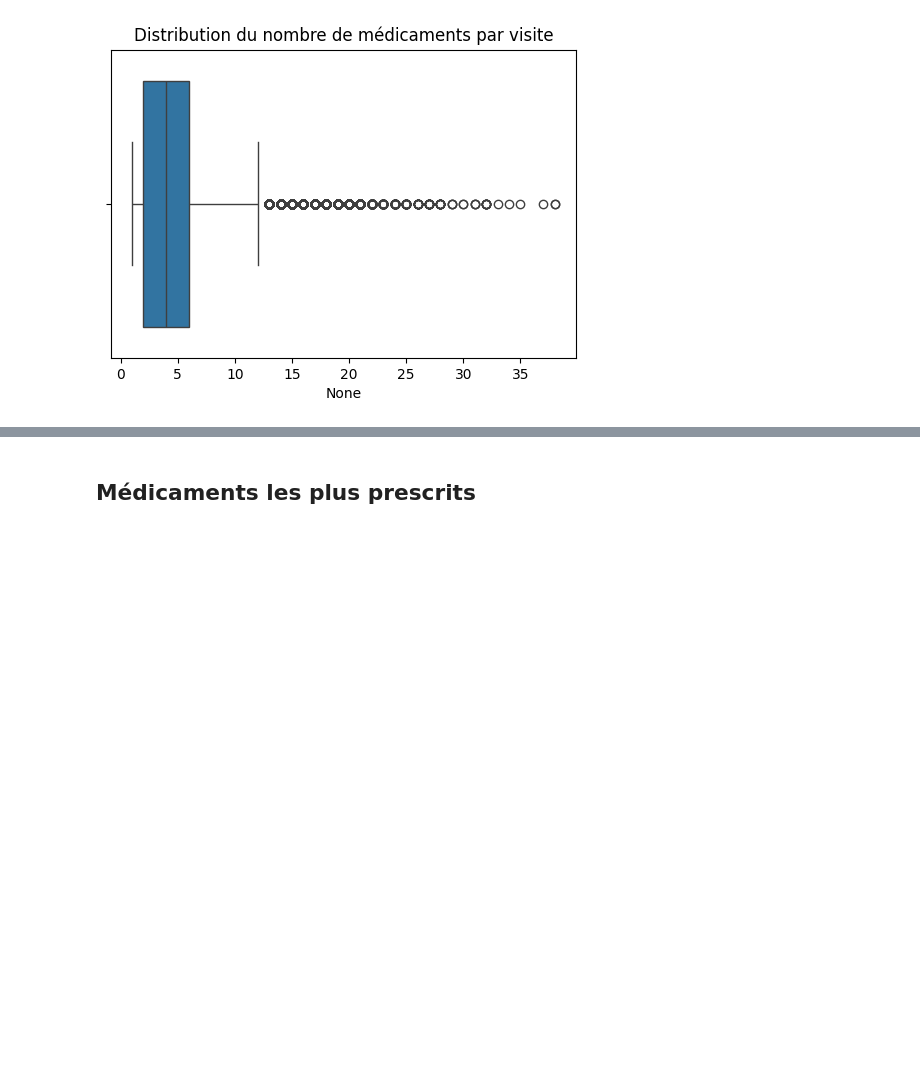
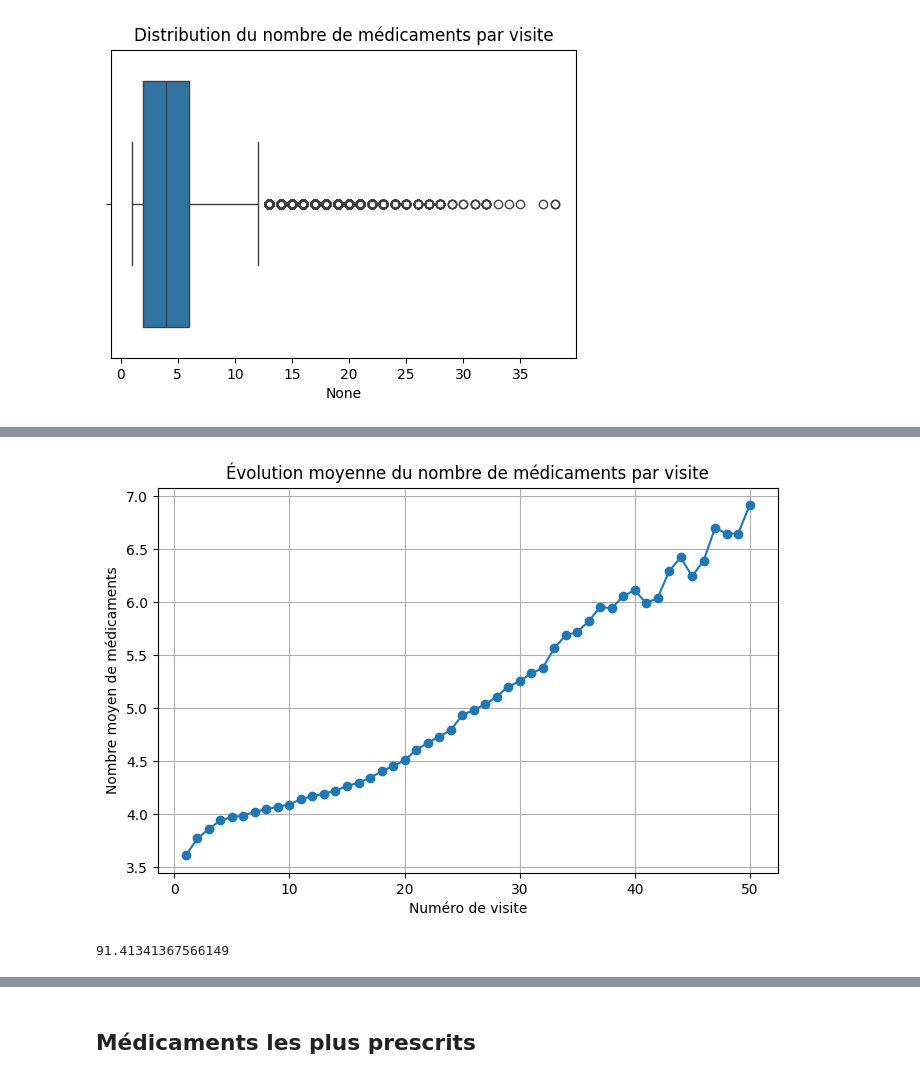
Before and after one commit to touXik/OCTAVIA, a Jupyter notebook: Prescription/code propres/analyse_descriptive.ipynb, the cells around one changed output, grey strips where cells are left out. Saved outputs shown, nothing was run; the diff lists cells and outputs as text; code cells hidden in the pictures; blank space fills up the shorter version.

```diff
--- a/Prescription/analyse_final.ipynb
+++ b/Prescription/code propres/analyse_descriptive.ipynb
@@ -148,0 +310,24 @@ plt.show()
+# %%
+max_visits = 50
+filtered = meds_per_visit[meds_per_visit["visit_order"] <= max_visits]
+# %%
+evolution = (
+    filtered
+    .groupby("visit_order")["nb_medicaments"]
+    .mean()
+)
+# %%
+plt.figure(figsize=(8,5))
+plt.plot(evolution.index, evolution.values, marker="o")
+plt.title("Évolution moyenne du nombre de médicaments par visite")
+plt.xlabel("Numéro de visite")
+plt.ylabel("Nombre moyen de médicaments")
+plt.grid(True)
+plt.show()
+# %% [output]
+[figure, added]
+# %%
+pct_change = (evolution.iloc[-1] / evolution.iloc[0] - 1) * 100
+pct_change
+# %% [output]
+91.41341367566149
```
Also changed, not shown: parts of 32 cells of this notebook, 5 other files.
